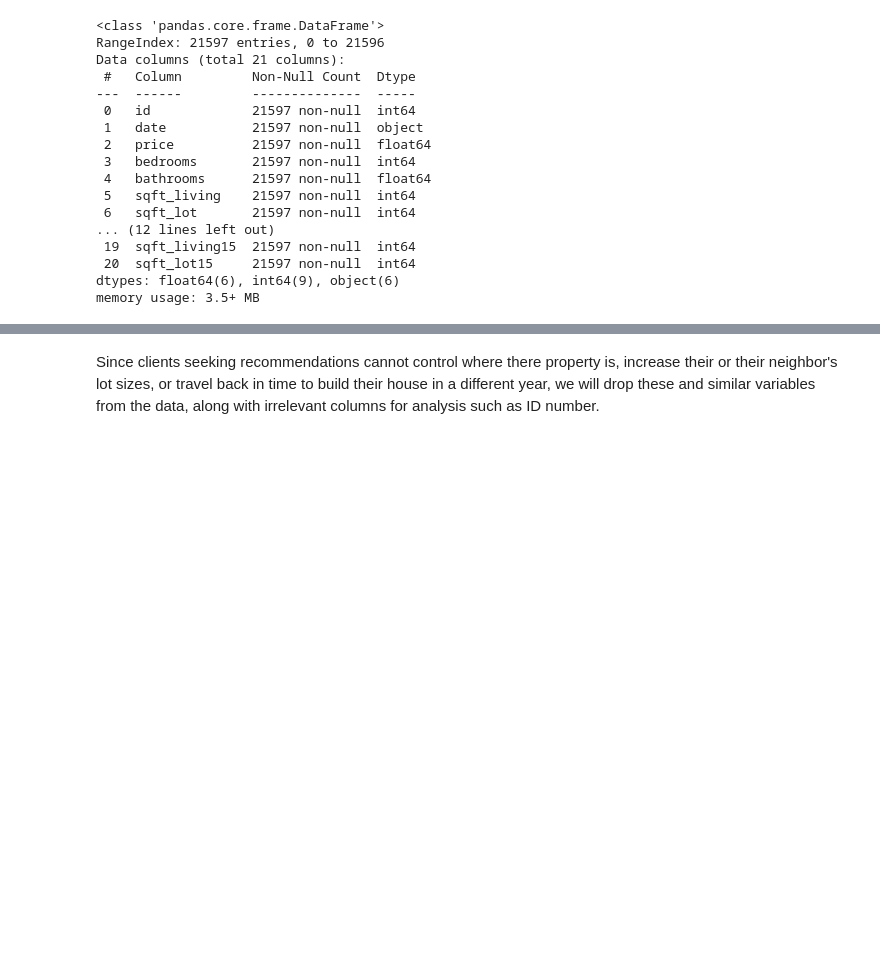
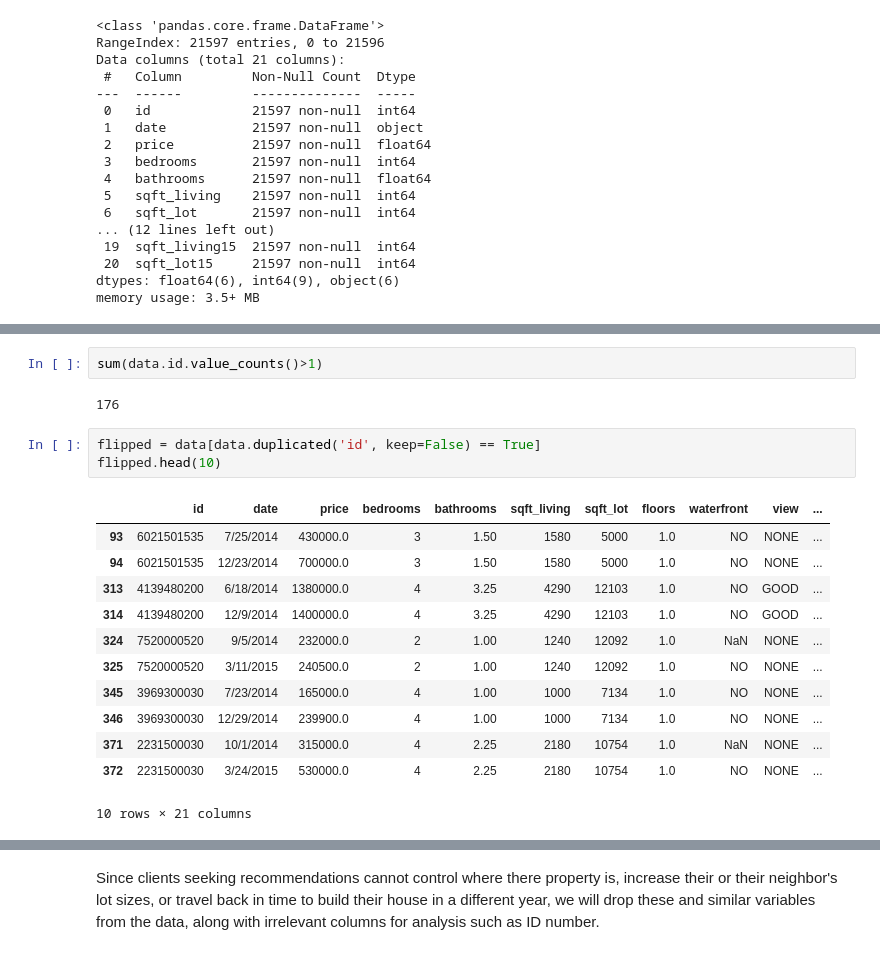
Before and after one commit to nonlocal-lia/King-County-Housing-Analysis, a Jupyter notebook: eda_notebook.ipynb, the cells around one changed output, grey strips where cells are left out. Saved outputs shown, nothing was run; the diff lists cells and outputs as text; blank space fills up the shorter version.

```diff
--- a/eda_notebook.ipynb
+++ b/eda_notebook.ipynb
@@ -46,0 +62,20 @@ memory usage: 3.5+ MB
+# %%
+sum(data.id.value_counts()>1)
+# %% [output]
+176
+# %%
+flipped = data[data.duplicated('id', keep=False) == True]
+flipped.head(10)
+# %% [output]
+|  | id | date | price | bedrooms | bathrooms | sqft_living | sqft_lot | floors | waterfront | view | ... |
+| 93 | 6021501535 | 7/25/2014 | 430000.0 | 3 | 1.50 | 1580 | 5000 | 1.0 | NO | NONE | ... |
+| 94 | 6021501535 | 12/23/2014 | 700000.0 | 3 | 1.50 | 1580 | 5000 | 1.0 | NO | NONE | ... |
+| 313 | 4139480200 | 6/18/2014 | 1380000.0 | 4 | 3.25 | 4290 | 12103 | 1.0 | NO | GOOD | ... |
+| 314 | 4139480200 | 12/9/2014 | 1400000.0 | 4 | 3.25 | 4290 | 12103 | 1.0 | NO | GOOD | ... |
+| 324 | 7520000520 | 9/5/2014 | 232000.0 | 2 | 1.00 | 1240 | 12092 | 1.0 | NaN | NONE | ... |
+| 325 | 7520000520 | 3/11/2015 | 240500.0 | 2 | 1.00 | 1240 | 12092 | 1.0 | NO | NONE | ... |
+| 345 | 3969300030 | 7/23/2014 | 165000.0 | 4 | 1.00 | 1000 | 7134 | 1.0 | NO | NONE | ... |
+| 346 | 3969300030 | 12/29/2014 | 239900.0 | 4 | 1.00 | 1000 | 7134 | 1.0 | NO | NONE | ... |
+| 371 | 2231500030 | 10/1/2014 | 315000.0 | 4 | 2.25 | 2180 | 10754 | 1.0 | NaN | NONE | ... |
+| 372 | 2231500030 | 3/24/2015 | 530000.0 | 4 | 2.25 | 2180 | 10754 | 1.0 | NO | NONE | ... |
+10 rows × 21 columns
```
Also changed, not shown: parts of 7 cells of this notebook, 1 other file.
